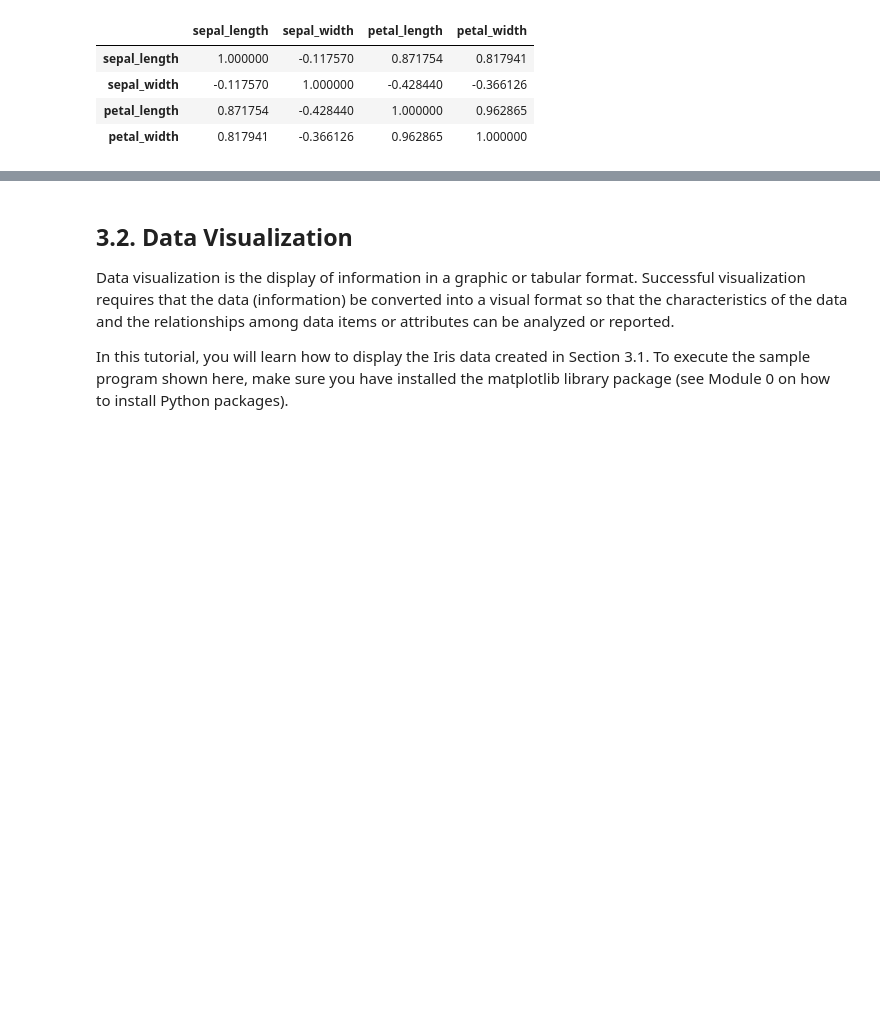
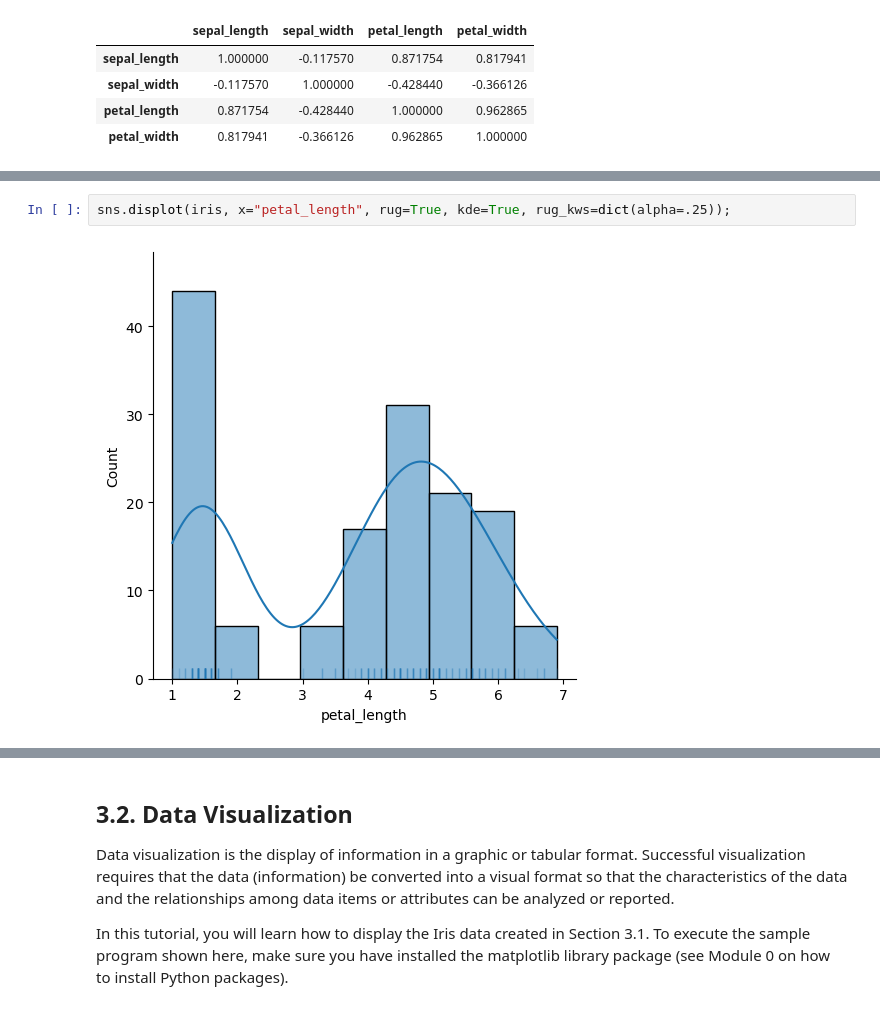
Before and after one commit to maptv/Introduction_to_Data_Mining_R_Examples, a Jupyter notebook: book_src/tutorial3.ipynb, the cells around one changed output, grey strips where cells are left out. Saved outputs shown, nothing was run; the diff lists cells and outputs as text; blank space fills up the shorter version.

```diff
--- a/book_src/tutorial3.ipynb
+++ b/book_src/tutorial3.ipynb
@@ -287,0 +305,4 @@ Correlation:
+# %%
+sns.displot(iris, x="petal_length", rug=True, kde=True, rug_kws=dict(alpha=.25));
+# %% [output]
+[figure, added]
```
Also changed, not shown: parts of 5 cells of this notebook, 1 other file.
